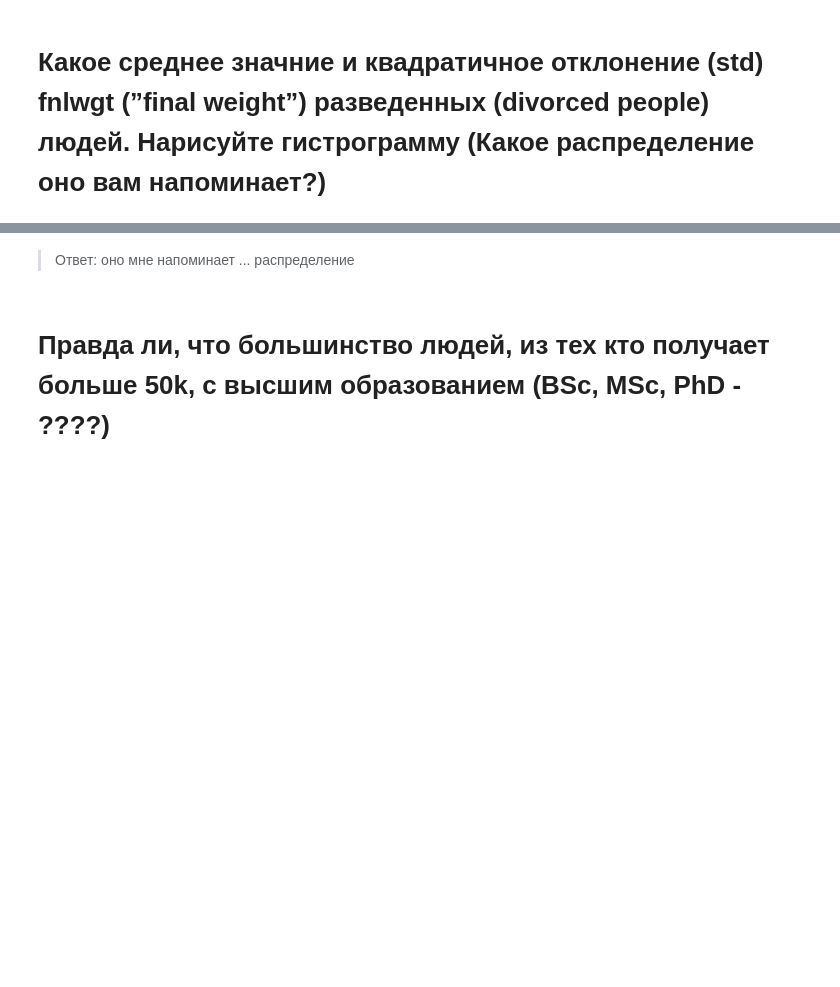
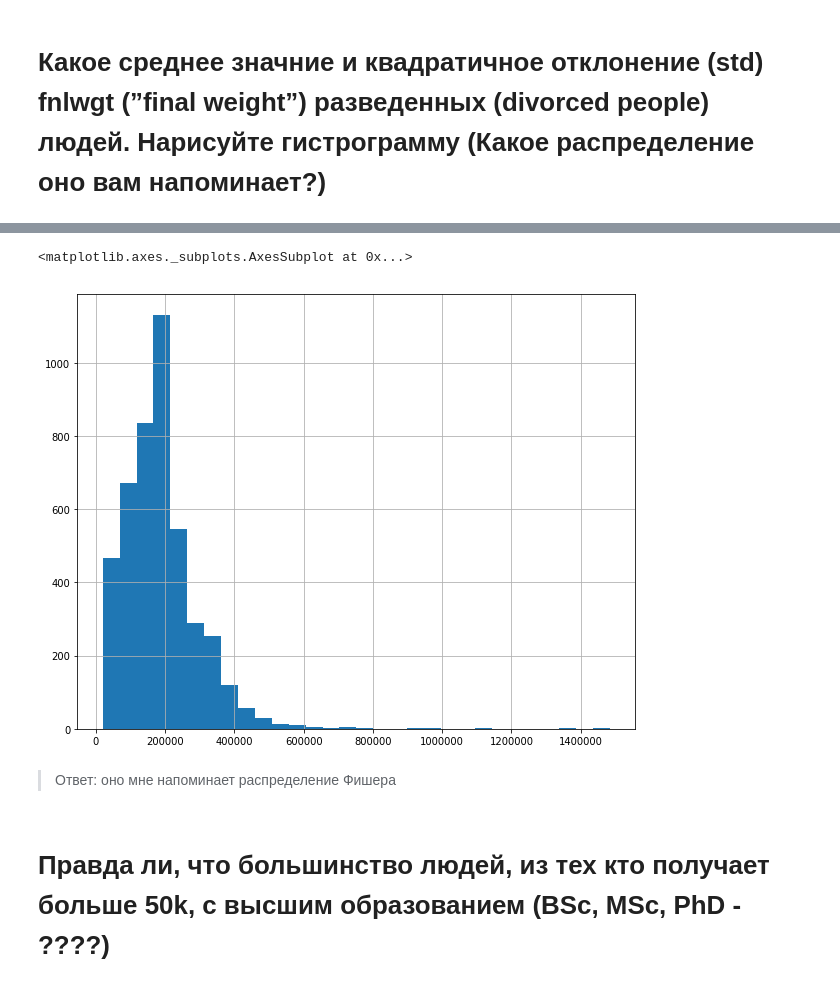
Before and after one commit to orifdjon/AppliedPythonAtom, a Jupyter notebook: homeworks/homework_05_ml/2/adult_hw.ipynb, the cells around one changed output, grey strips where cells are left out. Saved outputs shown, nothing was run; the diff lists cells and outputs as text; code cells hidden in the pictures; blank space fills up the shorter version.

```diff
--- a/homeworks/homework_05_ml/2/adult_hw.ipynb
+++ b/homeworks/homework_05_ml/2/adult_hw.ipynb
@@ -80,2 +82,5 @@ y
 # %% [markdown]
 # Какое среднее значние и квадратичное отклонение (std) fnlwgt (”final weight”) разведенных (divorced people) людей. Нарисуйте гистрограмму (Какое распределение оно вам напоминает?)
+# %%
+tmp_fnlwgt = df.fnlwgt[df['marital-status'] == 'Divorced']
+tmp_fnlwgt.describe()
@@ -82,4 +97,9 @@ y
+# %%
+tmp_fnlwgt.hist(bins=30, figsize=(10, 8))
+# %% [output]
+<matplotlib.axes._subplots.AxesSubplot at 0x...>
+[figure, added]
 # %% [markdown]
-> Ответ: оно мне напоминает ... распределение
+> Ответ: оно мне напоминает распределение Фишера
 # %% [markdown]
 # Правда ли, что большинство людей, из тех кто получает больше 50k, с высшим образованием  (BSc, MSc, PhD - ????)
```
Also changed, not shown: parts of 15 cells of this notebook, 6 other files.
